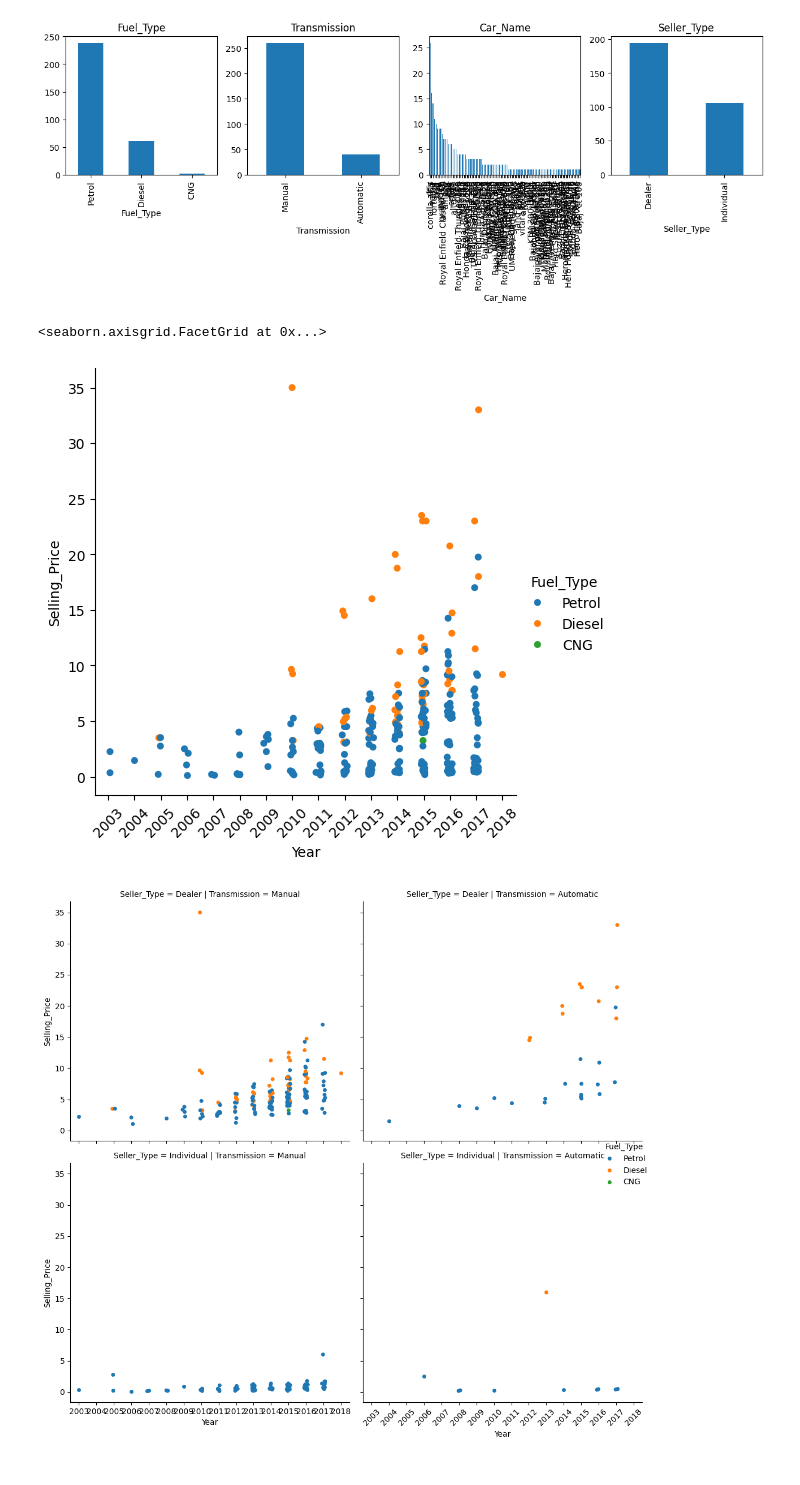
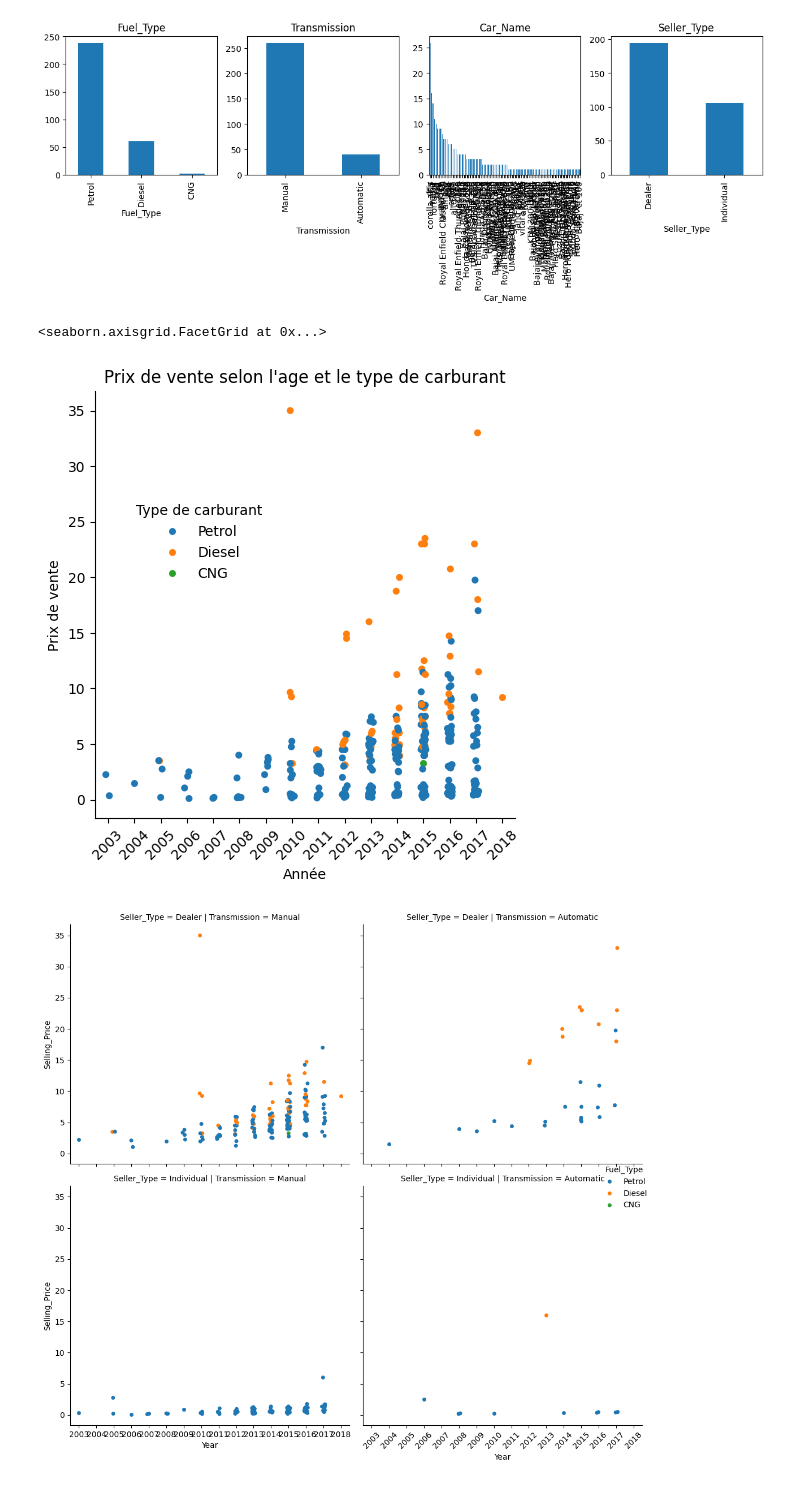
Before and after one commit to bruno-coulet/new-car, a Jupyter notebook: new-car.ipynb, the cells around one changed output. Cells and saved outputs as stored; diff of their text form; code cells hidden in the pictures.

Commit message:
catplot

```diff
--- a/new-car.ipynb
+++ b/new-car.ipynb
@@ -88,24 +93,23 @@ for ax, col in zip(axes.flatten(), colonnes):
     ax.set_title(col)
 # %% [output]
 [figure]
-# %%
-# catplot
-g = sns.catplot(x="Year", y="Selling_Price",
-                hue="Fuel_Type",
-                data=df)
-# Pivoter les étiquettes de l'axe x
-plt.xticks(rotation=45)
-
-# Alternative: accéder aux axes et modifier les étiquettes
-# g.set_xticklabels(rotation=45)
-
-# Pour s'assurer que les étiquettes ne sont pas coupées
-#plt.tight_layout()
-
-g
-# %% [output]
-<seaborn.axisgrid.FacetGrid at 0x...>
-[figure, removed]
+# %%
+# catplot permet
+age_fuel_price = sns.catplot(x="Year", y="Selling_Price",
+                hue="Fuel_Type",
+                data=df)
+age_fuel_price._legend.set_title("Type de carburant")
+age_fuel_price._legend.set_bbox_to_anchor((0.4, 0.7))
+
+plt.xticks(rotation=45)
+plt.xlabel("Année")
+plt.ylabel("Prix de vente")
+plt.title("Prix de vente selon l'age et le type de carburant")
+
+age_fuel_price
+# %% [output]
+<seaborn.axisgrid.FacetGrid at 0x...>
+[figure, added]
 # %%
 # Option 2: Ajouter row pour créer une grille 2D
 g = sns.catplot(x="Year", y="Selling_Price",
```
Also changed, not shown: parts of 3 cells of this notebook, 1 other file.
